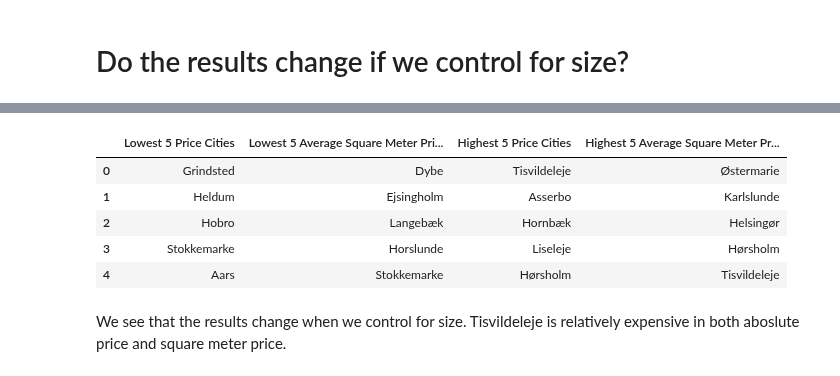
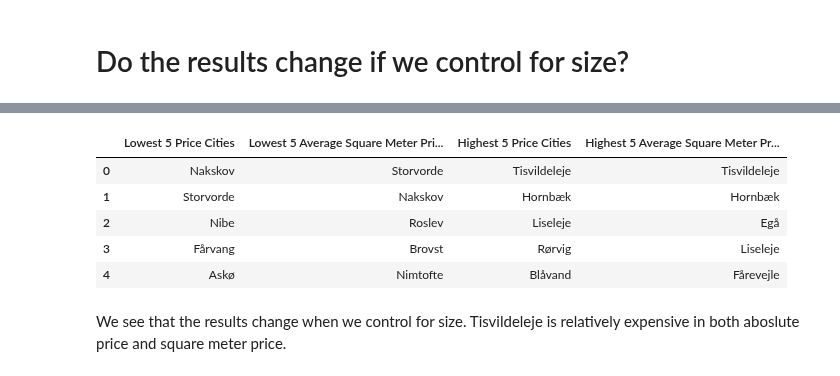
Before and after one commit to NumEconCopenhagen/projects-2023-philx2-nico, a Jupyter notebook: dataproject/dataproject.ipynb, the cells around one changed output, grey strips where cells are left out. Saved outputs shown, nothing was run; the diff lists cells and outputs as text; code cells hidden in the pictures.

```diff
--- a/dataproject/dataproject.ipynb
+++ b/dataproject/dataproject.ipynb
@@ -135,3 +158,14 @@ analysis.remove_outliers('sq_m', 5, 7)
+# %%
+# Read the CSV file into a DataFrame
+df = pd.read_csv('output.csv')
+
+# Filter the DataFrame
+df_filtered = df.groupby('city').filter(lambda x: len(x) >= 10)
+
+# Save the filtered DataFrame back to the original CSV file
+df_filtered.to_csv('output.csv', index=False)
+
+df = df_filtered
 # %% [markdown]
 **Descriptive statistics**
 
@@ -357,25 +375,25 @@ ValueError: Could not interpret input 'city'
 # %%
 # Lowest Price cities
-lowest_price_cities = data.groupby('city')['price'].mean().nsmallest(5).reset_index()['city'].tolist()
-lowest_avg_price_cities = data.groupby('city')['square_meter_price'].mean().nsmallest(5).reset_index()['city'].tolist()
+lowest_price_cities = df.groupby('city')['price'].mean().nsmallest(5).reset_index()['city'].tolist()
+lowest_avg_price_cities = df.groupby('city')['square_meter_price'].mean().nsmallest(5).reset_index()['city'].tolist()
 lowest_price_df = pd.DataFrame(lowest_price_cities, columns=['Lowest 5 Price Cities'])
 lowest_avg_price_df = pd.DataFrame(lowest_avg_price_cities, columns=['Lowest 5 Average Square Meter Price Cities'])
 
 # Highest Price cities
-highest_price_cities = data.groupby('city')['price'].mean().nlargest(5).reset_index()['city'].tolist()
-highest_avg_price_cities = data.groupby('city')['square_meter_price'].mean().nlargest(5).reset_index()['city'].tolist()
+highest_price_cities = df.groupby('city')['price'].mean().nlargest(5).reset_index()['city'].tolist()
+highest_avg_price_cities = df.groupby('city')['square_meter_price'].mean().nlargest(5).reset_index()['city'].tolist()
 highest_price_df = pd.DataFrame(highest_price_cities, columns=['Highest 5 Price Cities'])
 highest_avg_price_df = pd.DataFrame(highest_avg_price_cities, columns=['Highest 5 Average Square Meter Price Cities'])
 
 # Concatenate the two dataframes
 result_df = pd.concat([lowest_price_df, lowest_avg_price_df, highest_price_df, highest_avg_price_df], axis=1)
 result_df
 # %% [output]
 |  | Lowest 5 Price Cities | Lowest 5 Average Square Meter Pri... | Highest 5 Price Cities | Highest 5 Average Square Meter Pr... |
-| 0 | Grindsted | Dybe | Tisvildeleje | Østermarie |
-| 1 | Heldum | Ejsingholm | Asserbo | Karlslunde |
-| 2 | Hobro | Langebæk | Hornbæk | Helsingør |
-| 3 | Stokkemarke | Horslunde | Liseleje | Hørsholm |
-| 4 | Aars | Stokkemarke | Hørsholm | Tisvildeleje |
+| 0 | Nakskov | Storvorde | Tisvildeleje | Tisvildeleje |
+| 1 | Storvorde | Nakskov | Hornbæk | Hornbæk |
+| 2 | Nibe | Roslev | Liseleje | Egå |
+| 3 | Fårvang | Brovst | Rørvig | Liseleje |
+| 4 | Askø | Nimtofte | Blåvand | Fårevejle |
 # %% [markdown]
 We see that the results change when we control for size. Tisvildeleje is relatively expensive in both aboslute price and square meter price.
```
Also changed, not shown: parts of 20 cells of this notebook, 2 other files.
